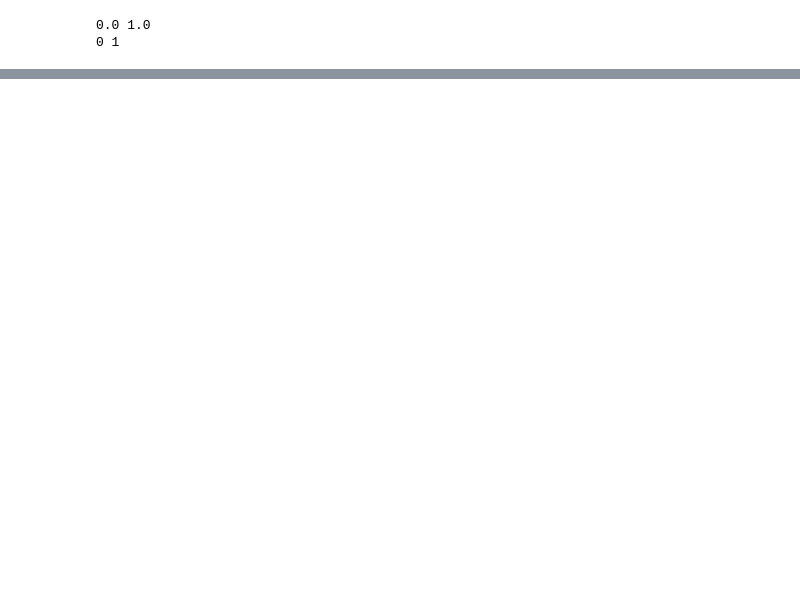
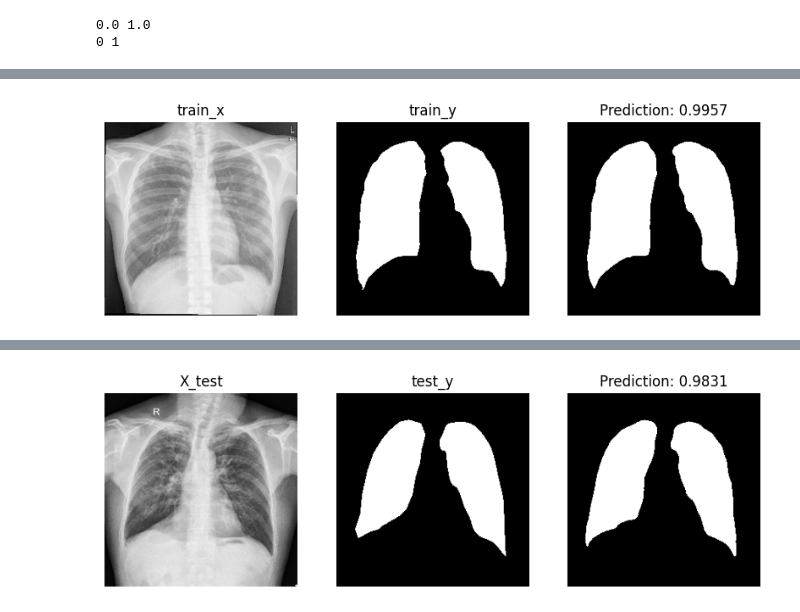
Before and after one commit to dhrim/2024_ai_workshop, a Jupyter notebook: material/dnn_application.ipynb, the cells around one changed output, grey strips where cells are left out. Cells and saved outputs as stored; diff of their text form; code cells hidden in the pictures; blank space fills up the shorter version.

```diff
--- a/material/dnn_application.ipynb
+++ b/material/dnn_application.ipynb
@@ -623,0 +678,3 @@ Epoch 1/100
+# %%
+plotPredictions(model, train_x, train_y, test_x, test_y)
+# %% [output]
@@ -623,0 +683 @@ Epoch 1/100
+[figure, added]
@@ -623,0 +686 @@ Epoch 1/100
+[figure, added]
```
Also changed, not shown: parts of 18 cells of this notebook, 29 other files.
